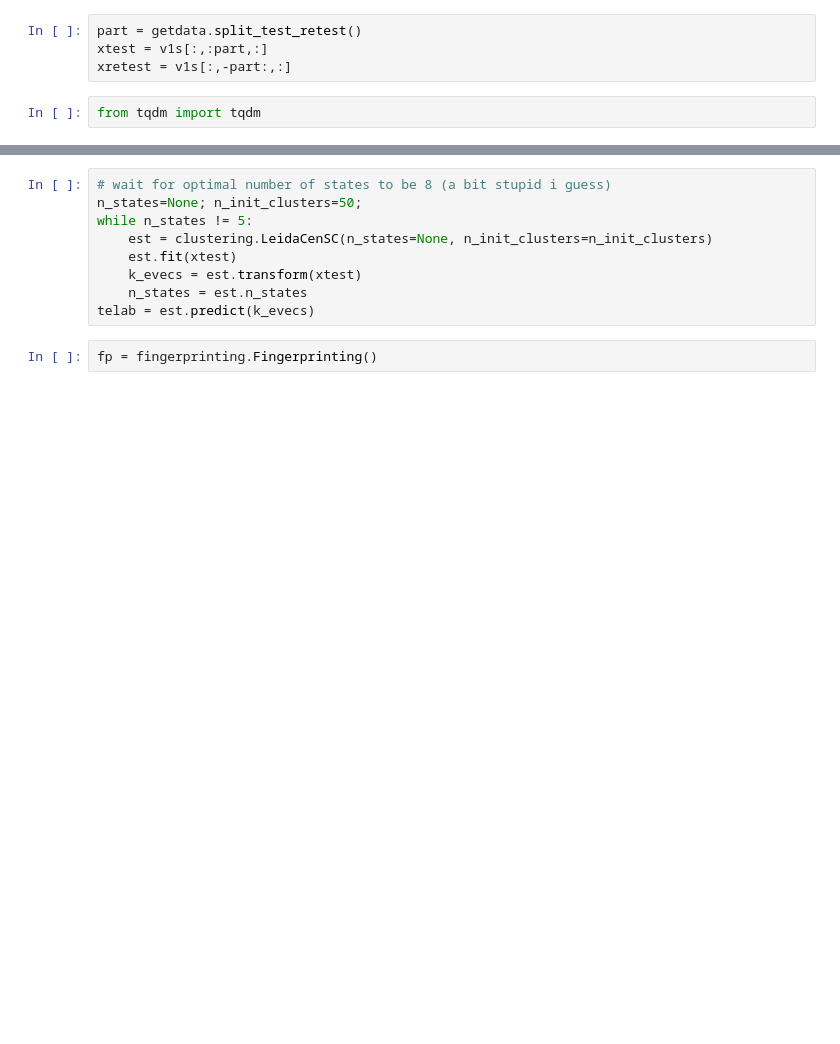
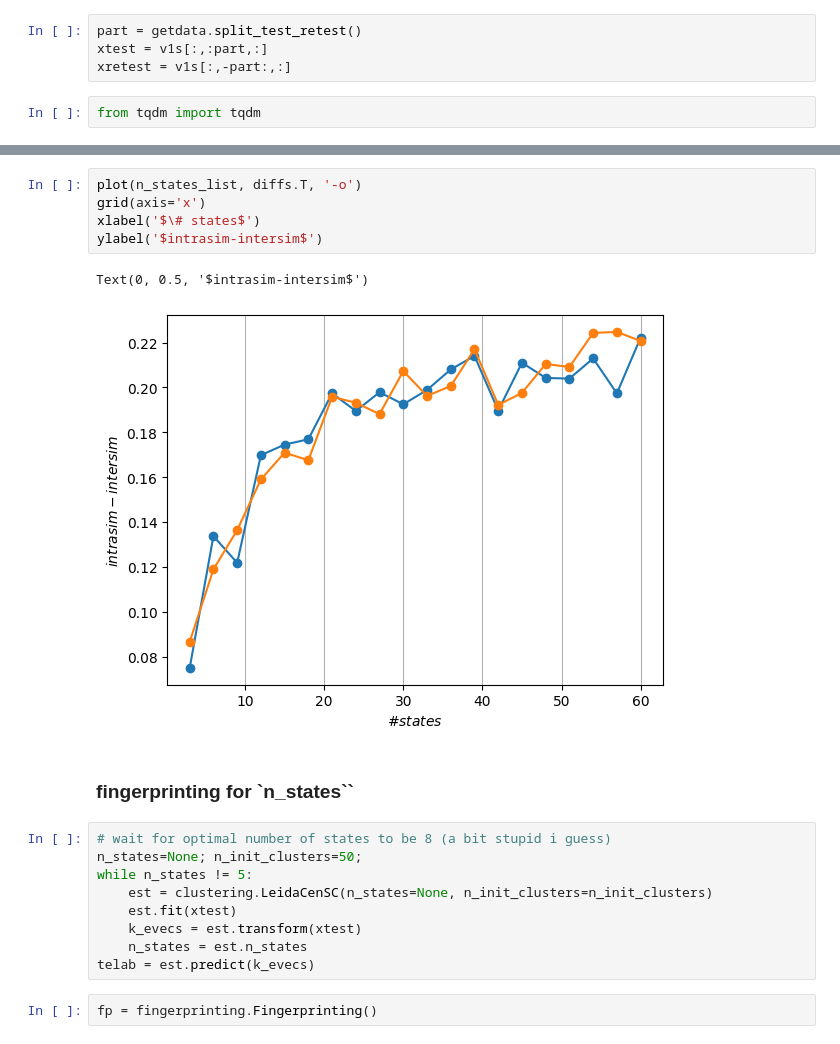
Before and after one commit to apathanasiadis/Battery-of-Metrics, a Jupyter notebook: notebooks/showcases/GettingPlots_LeidaCenSC_ more_states.ipynb, the cells around one changed output, grey strips where cells are left out. Saved outputs shown, nothing was run; the diff lists cells and outputs as text; blank space fills up the shorter version.

```diff
--- a/notebooks/showcases/GettingPlots_LeidaCenSC_ more_states.ipynb
+++ b/notebooks/showcases/GettingPlots_LeidaCenSC_ more_states.ipynb
@@ -95,3 +128,13 @@ from tqdm import tqdm
+# %%
+plot(n_states_list, diffs.T, '-o')
+grid(axis='x')
+xlabel('$\# states$')
+ylabel('$intrasim-intersim$')
+# %% [output]
+Text(0, 0.5, '$intrasim-intersim$')
+[figure, added]
+# %% [markdown]
+### fingerprinting for `n_states``
 # %%
 # wait for optimal number of states to be 8 (a bit stupid i guess)
 n_states=None; n_init_clusters=50;
```
Also changed, not shown: parts of 13 cells of this notebook, 4 other files.
